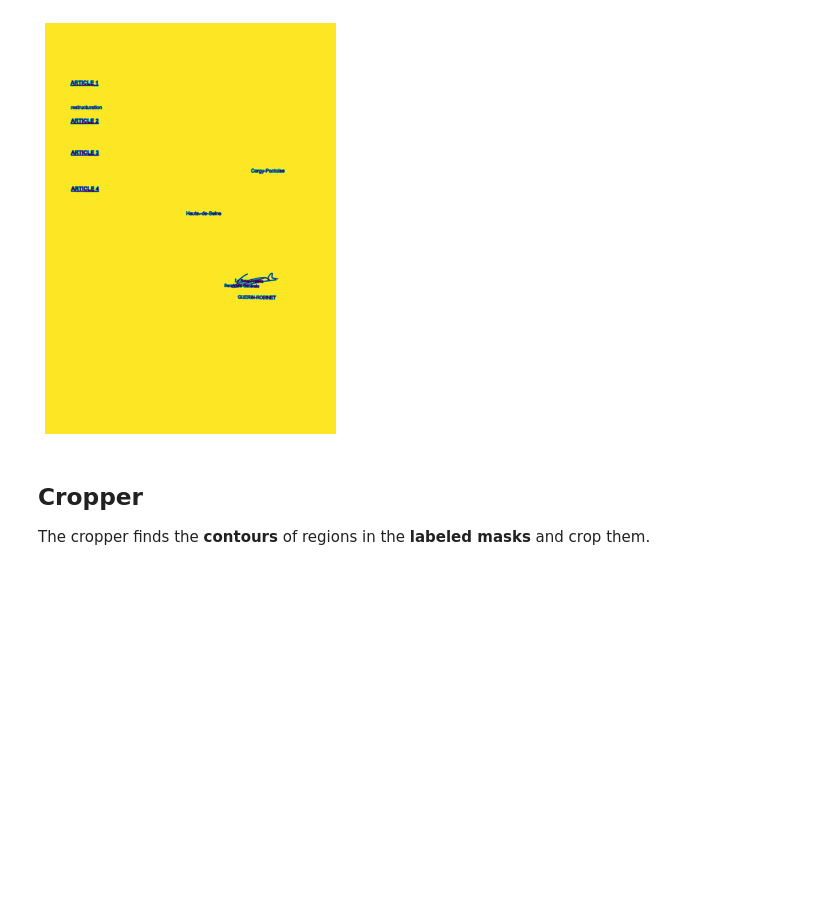
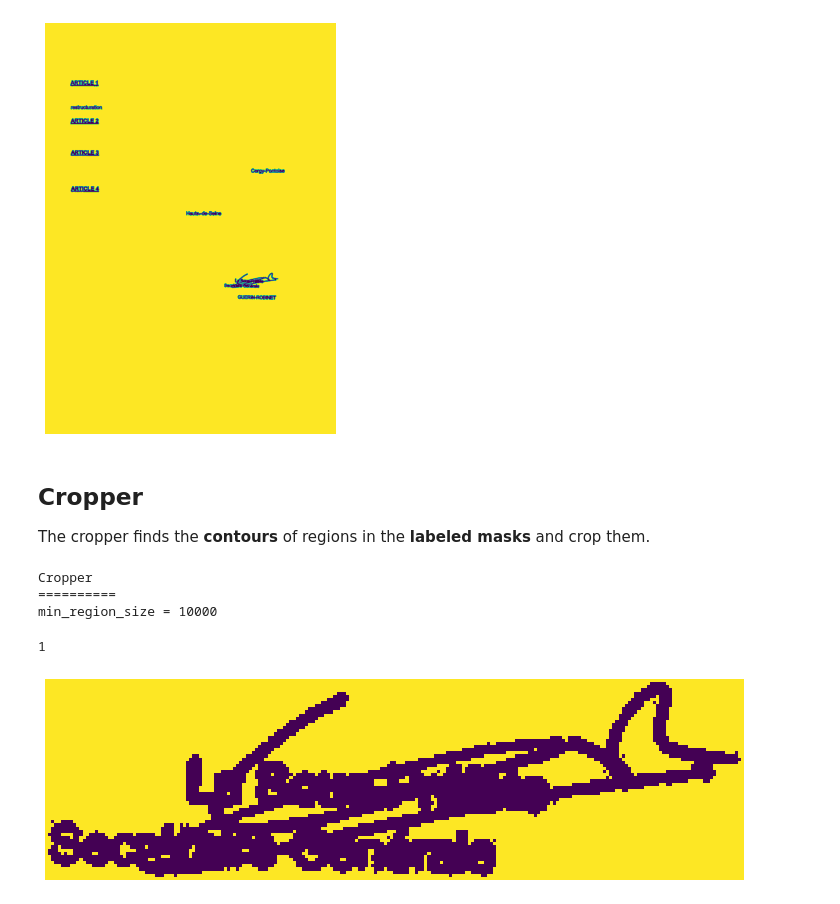
Before and after one commit to EnzoSeason/signature_detection, a Jupyter notebook: demo.ipynb, the cells around one changed output. Saved outputs shown, nothing was run; the diff lists cells and outputs as text; code cells hidden in the pictures; blank space fills up the shorter version.

Commit message:
finish cropper

```diff
--- a/demo.ipynb
+++ b/demo.ipynb
@@ -80,3 +81,19 @@ show_image(labeled_mask)
 ## Cropper
 
 The cropper finds the **contours** of regions in the **labeled masks** and crop them.
+# %%
+cropper = Cropper()
+print(cropper)
+# %% [output]
+Cropper
+==========
+min_region_size = 10000
+# %%
+cropped_images = cropper.run(labeled_mask)
+len(cropped_images)
+# %% [output]
+1
+# %%
+show_image(cropped_images[0])
+# %% [output]
+[figure, added]
```
Also changed, not shown: parts of 1 cell of this notebook, 3 other files.
